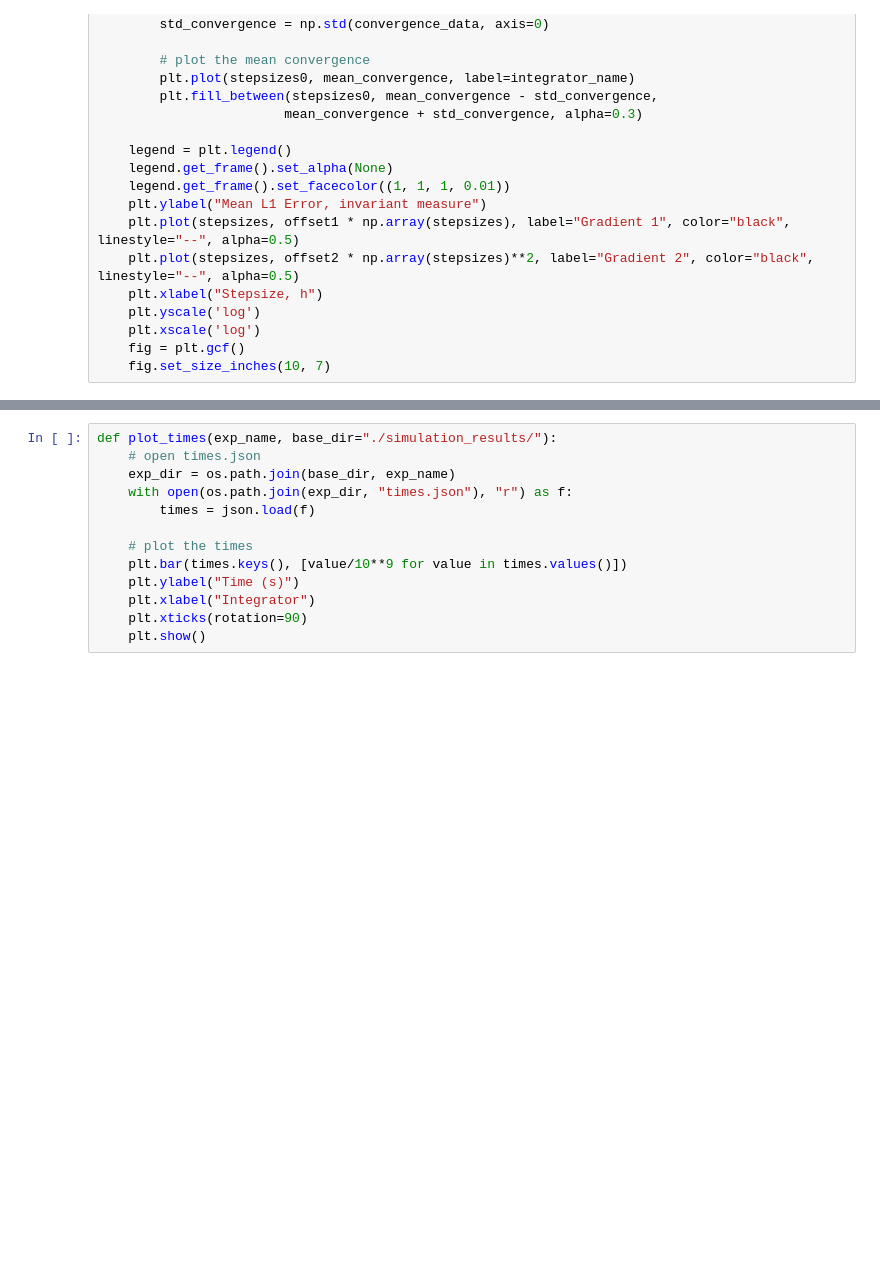
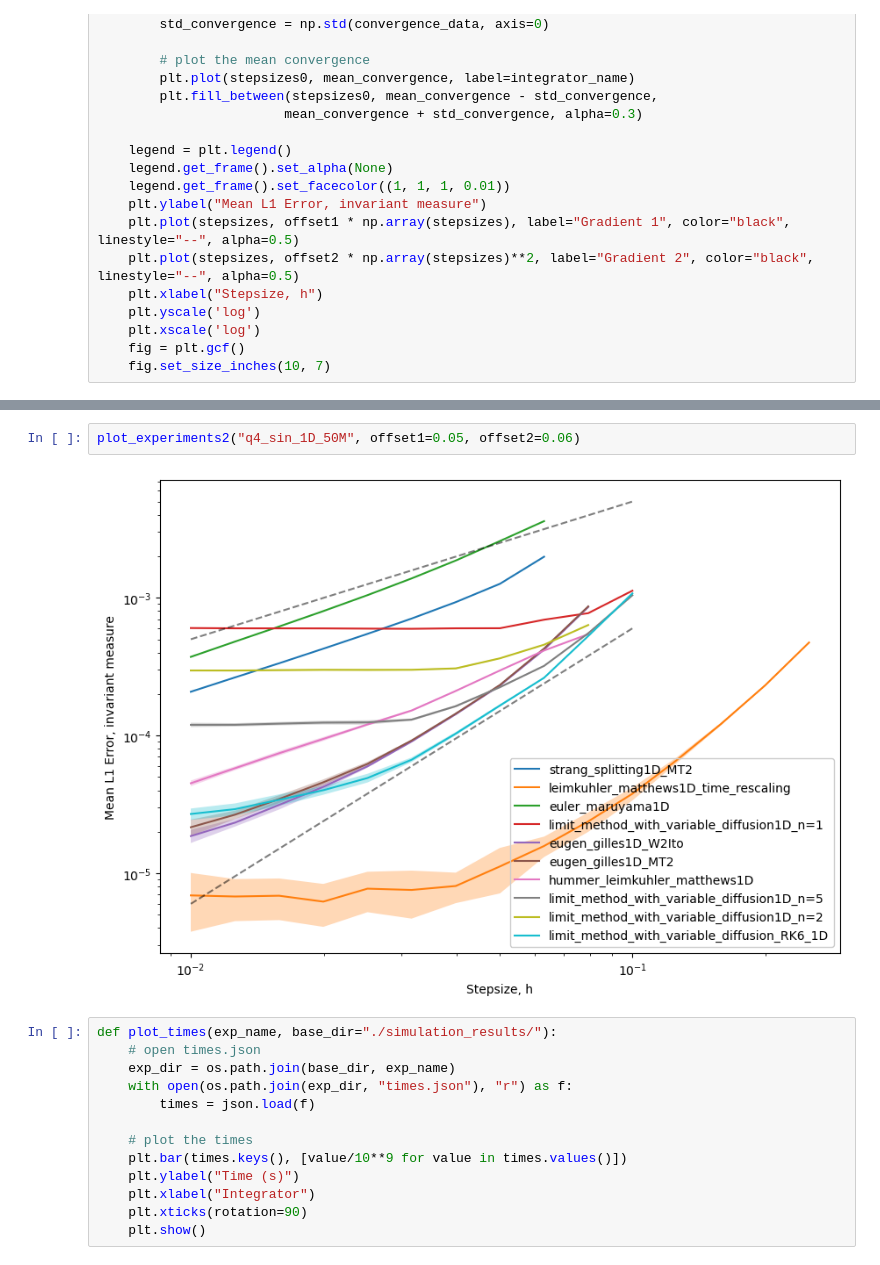
Before and after one commit to dominicp6/Integrators_for_Multiplicative_Noise, a Jupyter notebook: plotting.ipynb, the cells around one changed output, grey strips where cells are left out. Cells and saved outputs as stored; diff of their text form; blank space fills up the shorter version.

```diff
--- a/plotting.ipynb
+++ b/plotting.ipynb
@@ -48,3 +89,7 @@ def plot_experiments(exp_name, base_dir="./simulation_results/", offset1=1, offs
+# %%
+plot_experiments2("q4_sin_1D_50M", offset1=0.05, offset2=0.06)
+# %% [output]
+[figure, added]
 # %%
 def plot_times(exp_name, base_dir="./simulation_results/"):
     # open times.json
```
Also changed, not shown: parts of 6 cells of this notebook.
